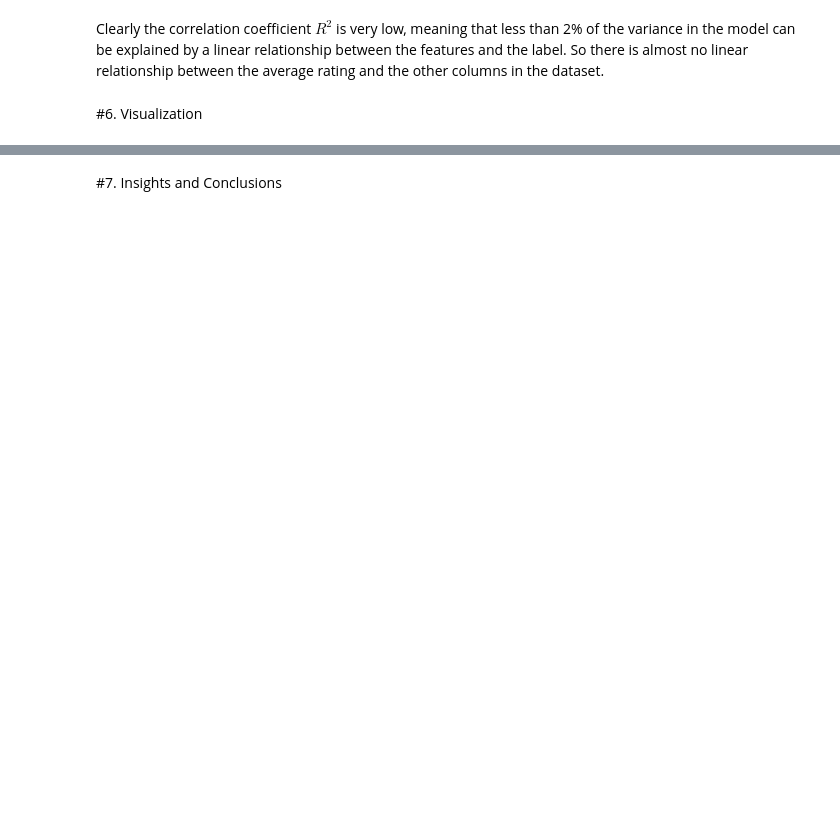
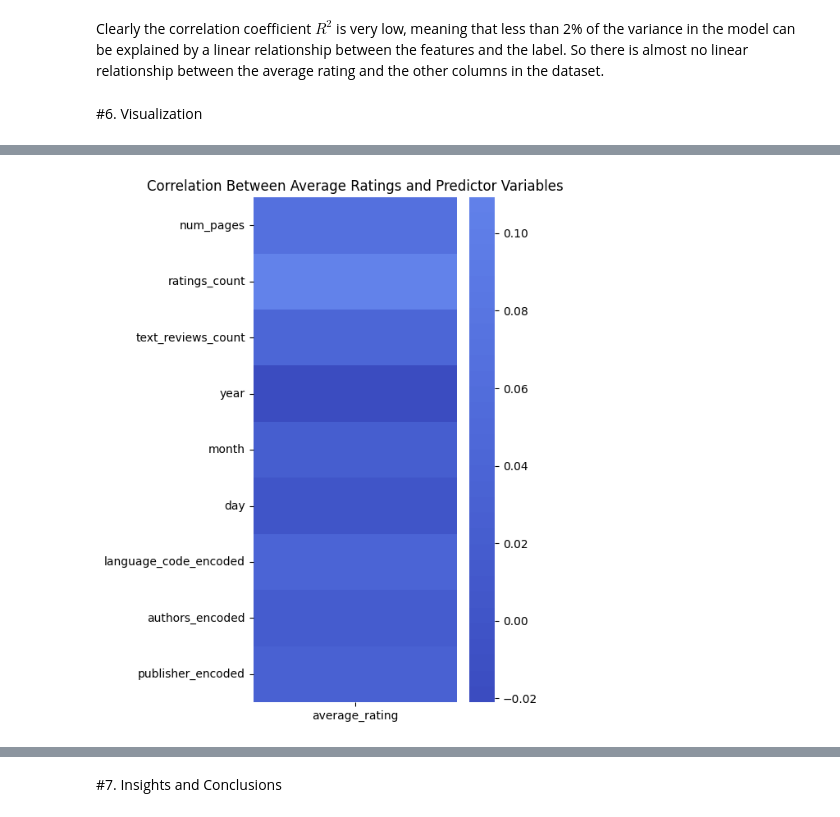
Before and after one commit to aspanguluri/aspanguluri.github.io, a Jupyter notebook: FinalProject.ipynb, the cells around one changed output, grey strips where cells are left out. Cells and saved outputs as stored; diff of their text form; code cells hidden in the pictures; blank space fills up the shorter version.

Commit message:
visualization + conclusion added

```diff
--- a/FinalProject.ipynb
+++ b/FinalProject.ipynb
@@ -361,0 +363,11 @@ Clearly the correlation coefficient ${R^2}$ is very low, meaning that less than
+# %%
+import seaborn as sns
+
+correlation_col = (X.join(y)).corr().iloc[:-1,-1:] # this also drops average_rating from its own column, since we know its correlation
+                                                    # with itself is 1
+plt.figure(figsize = (4,8))
+sns.heatmap(correlation_col, cmap = 'coolwarm',center=0.5)
+plt.title("Correlation Between Average Ratings and Predictor Variables")
+plt.show()
+# %% [output]
+[figure, added]
```
Also changed, not shown: parts of 16 cells of this notebook, 1 other file.
